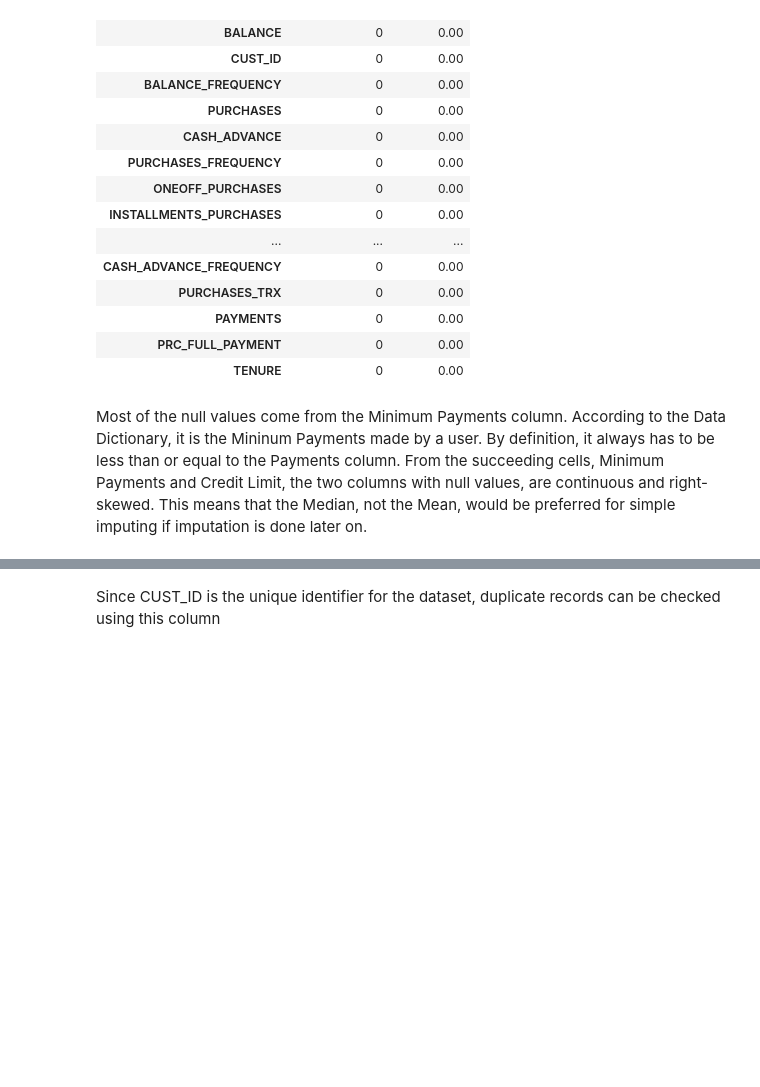
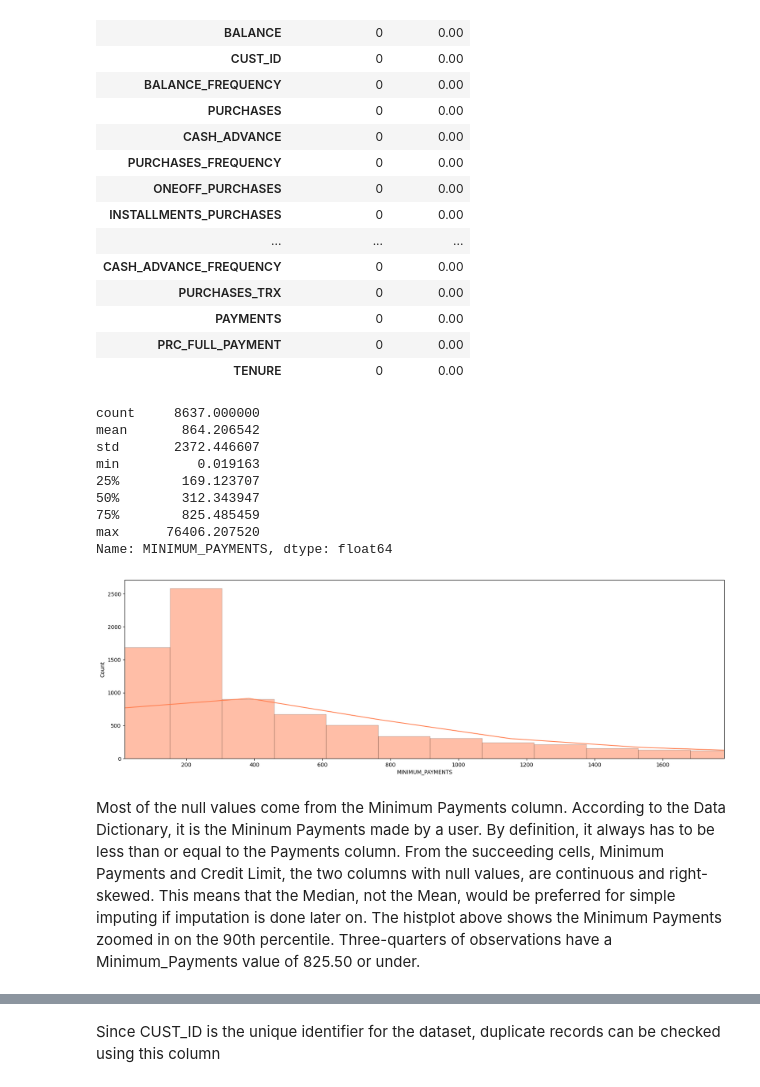
Before and after one commit to ja-ada05/ccard_ml, a Jupyter notebook: inference/cc.ipynb, the cells around one changed output, grey strips where cells are left out. Drawn from its saved outputs; the diff is of its cells as text; code cells hidden in the pictures; blank space fills up the shorter version.

```diff
--- a/inference/cc.ipynb
+++ b/inference/cc.ipynb
@@ -176,8 +176,27 @@ null_df.sort_values('Missing Values', ascending=False)
 | PAYMENTS | 0 | 0.00 |
 | PRC_FULL_PAYMENT | 0 | 0.00 |
 | TENURE | 0 | 0.00 |
+# %%
+#graph minimum payments
+plt.figure(figsize=(20, 6))
+p90 = np.percentile(df['MINIMUM_PAYMENTS'], 25)
+sns.histplot(df['MINIMUM_PAYMENTS'], kde=True, bins=500, color='coral')
+plt.xlim(df['MINIMUM_PAYMENTS'].quantile(0.01), df['MINIMUM_PAYMENTS'].quantile(0.9))
+
+print(df['MINIMUM_PAYMENTS'].describe())
+# %% [output]
+count     8637.000000
+mean       864.206542
+std       2372.446607
+min          0.019163
+25%        169.123707
+50%        312.343947
+75%        825.485459
+max      76406.207520
+Name: MINIMUM_PAYMENTS, dtype: float64
+[figure, added]
 # %% [markdown]
-Most of the null values come from the Minimum Payments column. According to the Data Dictionary, it is the Mininum Payments made by a user. By definition, it always has to be less than or equal to the Payments column. From the succeeding cells, Minimum Payments and Credit Limit, the two columns with null values, are continuous and right-skewed. This means that the Median, not the Mean, would be preferred for simple imputing if imputation is done later on.
+Most of the null values come from the Minimum Payments column. According to the Data Dictionary, it is the Mininum Payments made by a user. By definition, it always has to be less than or equal to the Payments column. From the succeeding cells, Minimum Payments and Credit Limit, the two columns with null values, are continuous and right-skewed. This means that the Median, not the Mean, would be preferred for simple imputing if imputation is done later on. The histplot above shows the Minimum Payments zoomed in on the 90th percentile. Three-quarters of observations have a Minimum_Payments value of 825.50 or under.
 # %%
 df[df.isnull().any(axis=1)].head(10)
 # %% [output]
```
Also changed, not shown: parts of 15 cells of this notebook.
